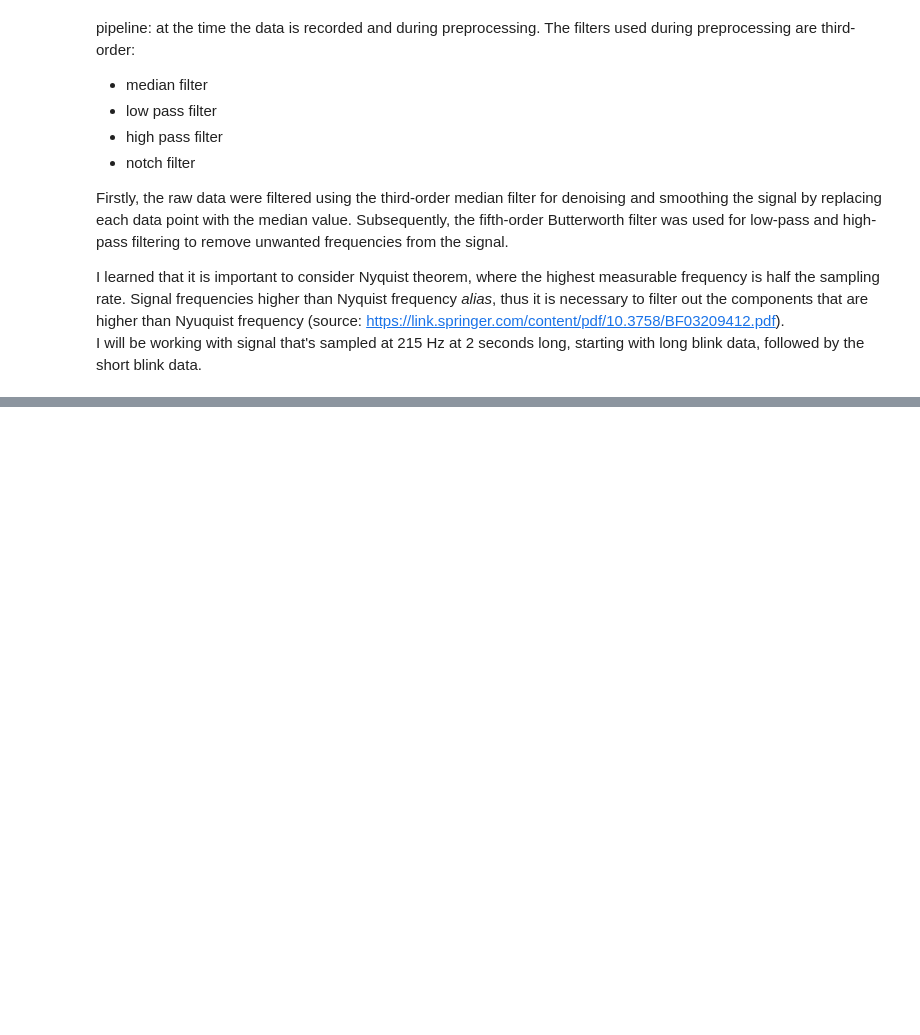
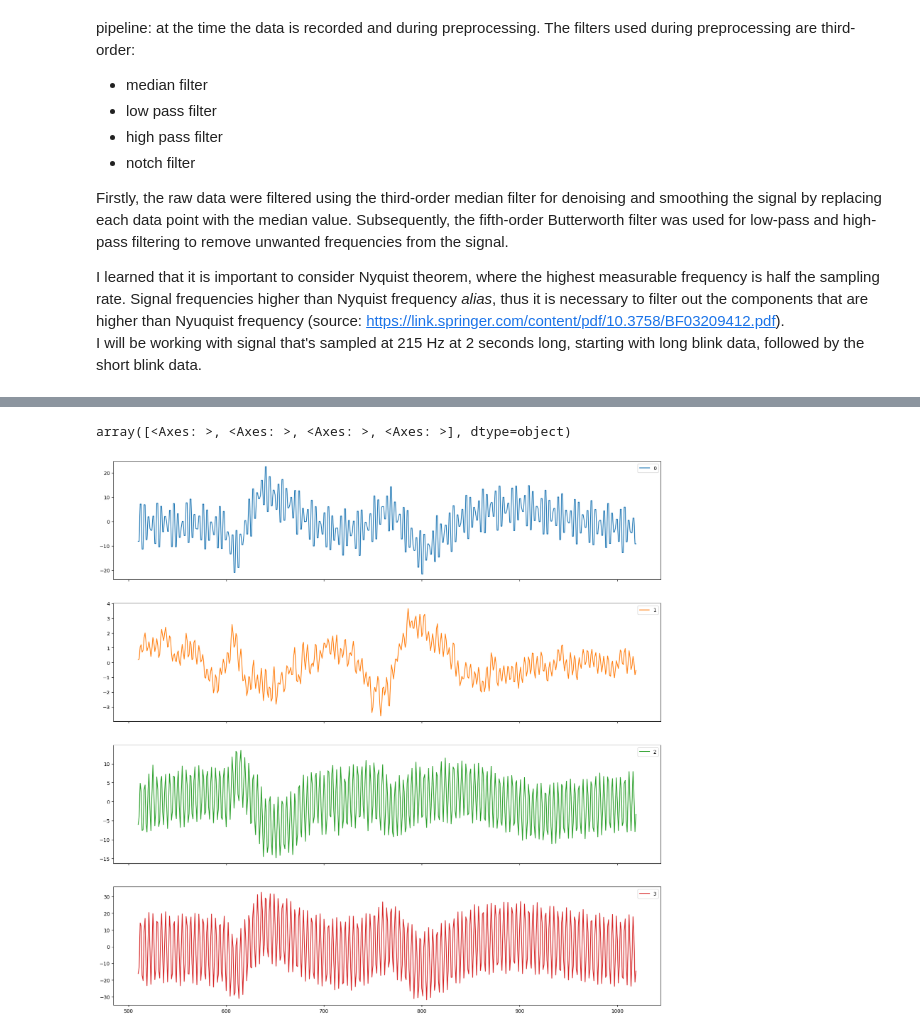
Before and after one commit to CharleneLimKH/EEG, a Jupyter notebook: eeg-1.ipynb, the cells around one changed output, grey strips where cells are left out. Cells and saved outputs as stored; diff of their text form; code cells hidden in the pictures; blank space fills up the shorter version.

```diff
--- a/eeg-1.ipynb
+++ b/eeg-1.ipynb
@@ -210,26 +212,0 @@ df1.plot.line(subplots=True, figsize=(20, 20))
-# %%
-import pywt
-# Wavelet decomposition
-wavelet = 'db1'  # Choose a wavelet (Daubechies wavelet of order 1 in this case)
-level = 4  # Number of decomposition levels
-signal = df1.iloc[:,0]  # Signal to be decomposed
-
-coeffs = pywt.wavedec(signal, wavelet, level=level)
-
-# Plot the original signal and its wavelet coefficients
-plt.figure(figsize=(12, 6))
-plt.subplot(level + 2, 1, 1)
-plt.plot(signal)
-plt.title('Original Signal')
-
-for i in range(level):
-    plt.subplot(level + 2, 1, i + 2)
-    plt.plot(coeffs[i])
-    plt.title(f'Level {i + 1} Coefficients')
-
-plt.subplot(level + 2, 1, level + 2)
-plt.plot(coeffs[level])
-plt.title(f'Approximation Coefficients (Level {level})')
-
-plt.tight_layout()
-plt.show()
@@ -328,0 +379,13 @@ plt.show()
+# %%
+#apply the median filter function
+def median(signal):# input: numpy array 1D (one column)
+    array=np.array(signal)
+    #applying the median filter
+    med_filtered=sp.signal.medfilt(array, kernel_size=3) # applying the median filter order3(kernel_size=3)
+    return  med_filtered # return the med-filtered signal: numpy array 1D
+
+data_lb.iloc[:,0] = median(data_lb.iloc[:,0])
+data_lb[510:1020].plot.line(subplots=True, figsize=(20, 20))
+# %% [output]
+array([<Axes: >, <Axes: >, <Axes: >, <Axes: >], dtype=object)
+[figure, added]
```
Also changed, not shown: parts of 35 cells of this notebook.
